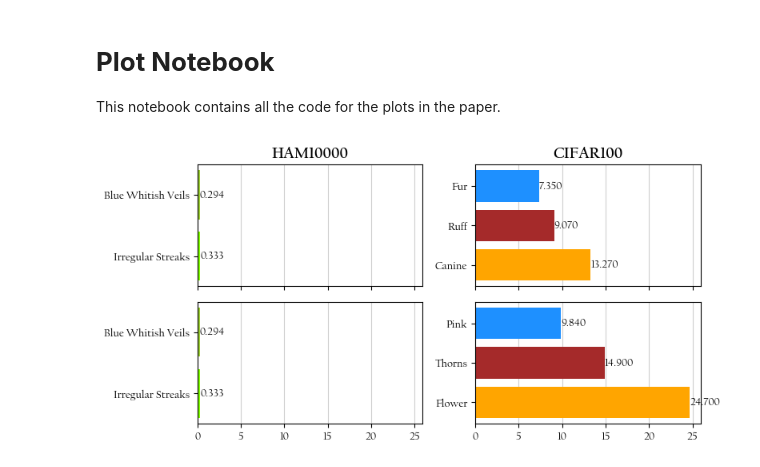
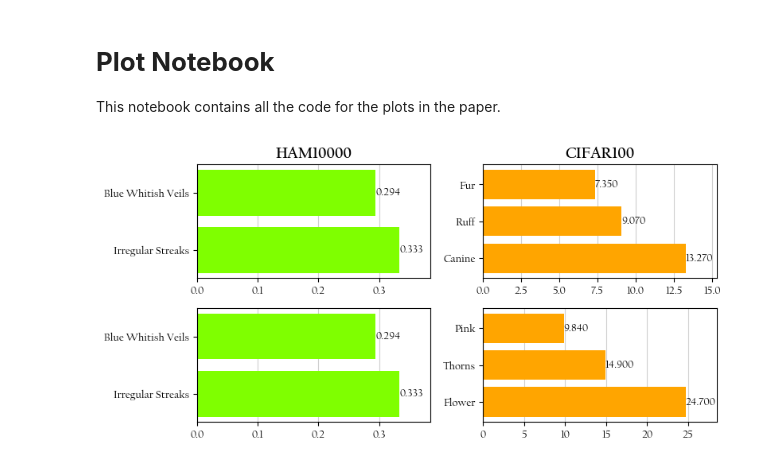
Before and after one commit to dgcnz/FACT, a Jupyter notebook: plot_book.ipynb, the cells around one changed output. Saved outputs shown, nothing was run; the diff lists cells and outputs as text; code cells hidden in the pictures.

```diff
--- a/plot_book.ipynb
+++ b/plot_book.ipynb
@@ -4,7 +4,9 @@
 This notebook contains all the code for the plots in the paper.
 # %%
 import matplotlib.pyplot as plt
-import numpy as np
+
+# Size adjustment factor
+factor = 1.1
 
 # Data
 categories = ['Irregular Streaks', 'Blue Whitish Veils', 'Canine', 'Ruff', 'Fur', 'Flower', 'Thorns', 'Pink']
@@ -16,42 +18,45 @@ values = {
 font = "Californian FB"
 
 # Create subplots
-fig, axes = plt.subplots(nrows=2, ncols=2, figsize=(8, 4), sharex=True)
+fig, axes = plt.subplots(nrows=2, ncols=2, figsize=(8, 4))
 
 # Plot HAM10000 with values on top
-bars = axes[0, 0].barh(categories[:2], values['HAM10000'][:2], color=['chartreuse', 'yellowgreen'])
+bars = axes[0, 0].barh(categories[:2], values['HAM10000'][:2], color=['chartreuse', 'chartreuse'])
 for bar, value in zip(bars, values['HAM10000'][:2]):
     axes[0, 0].text(bar.get_width(), bar.get_y() + bar.get_height() / 2, f'{value:.3f}', ha='left', va='center', fontdict={'fontname': font})
 
 # Plot HAM10000 (second subplot) with values on top
-bars = axes[1, 0].barh(categories[:2], values['HAM10000'][:2], color=['chartreuse', 'yellowgreen'])
+bars = axes[1, 0].barh(categories[:2], values['HAM10000'][:2], color=['chartreuse', 'chartreuse'])
 for bar, value in zip(bars, values['HAM10000'][:2]):
     axes[1, 0].text(bar.get_width(), bar.get_y() + bar.get_height() / 2, f'{value:.3f}', ha='left', va='center', fontdict={'fontname': font})
 
 # Plot CIFAR100 with values on top
-bars = axes[0, 1].barh(categories[2:5], values['CIFAR100'][:3], color=['orange', 'brown', 'dodgerblue'])
+bars = axes[0, 1].barh(categories[2:5], values['CIFAR100'][:3], color=['orange', 'orange', 'orange'])
 for bar, value in zip(bars, values['CIFAR100'][:3]):
     axes[0, 1].text(bar.get_width(), bar.get_y() + bar.get_height() / 2, f'{value:.3f}', ha='left', va='center', fontdict={'fontname': font})
 
 # Plot CIFAR100 (second subplot) with values on top
-bars = axes[1, 1].barh(categories[5:], values['CIFAR100'][3:], color=['orange', 'brown', 'dodgerblue'])
+bars = axes[1, 1].barh(categories[5:], values['CIFAR100'][3:], color=['orange', 'orange', 'orange'])
 for bar, value in zip(bars, values['CIFAR100'][3:]):
     axes[1, 1].text(bar.get_width(), bar.get_y() + bar.get_height() / 2, f'{value:.3f}', ha='left', va='center', fontdict={'fontname': font})
 
 # Set titles with custom font style
 title_font = {'fontname': font, 'weight': 'bold', 'fontsize':14}
 axes[0, 0].set_title('HAM10000', **title_font)
 axes[0, 1].set_title('CIFAR100', **title_font)
 
 for ax in axes.flatten():
     ax.set_axisbelow(True)
     ax.grid(axis='x', alpha=0.6)
     ax.tick_params(axis='both', labelsize=10, labelfontfamily=font)
 
+    # Adjust x-axis limits for more space on the sides
+    ax.set_xlim(0, max(ax.get_xlim()) * factor)
+
 # Adjust layout
 plt.tight_layout()
 
 # Show the plot
 plt.show()
 # %% [output]
-[figure, old version]
+[figure, new version]
```
Also changed, not shown: 2 other files.
